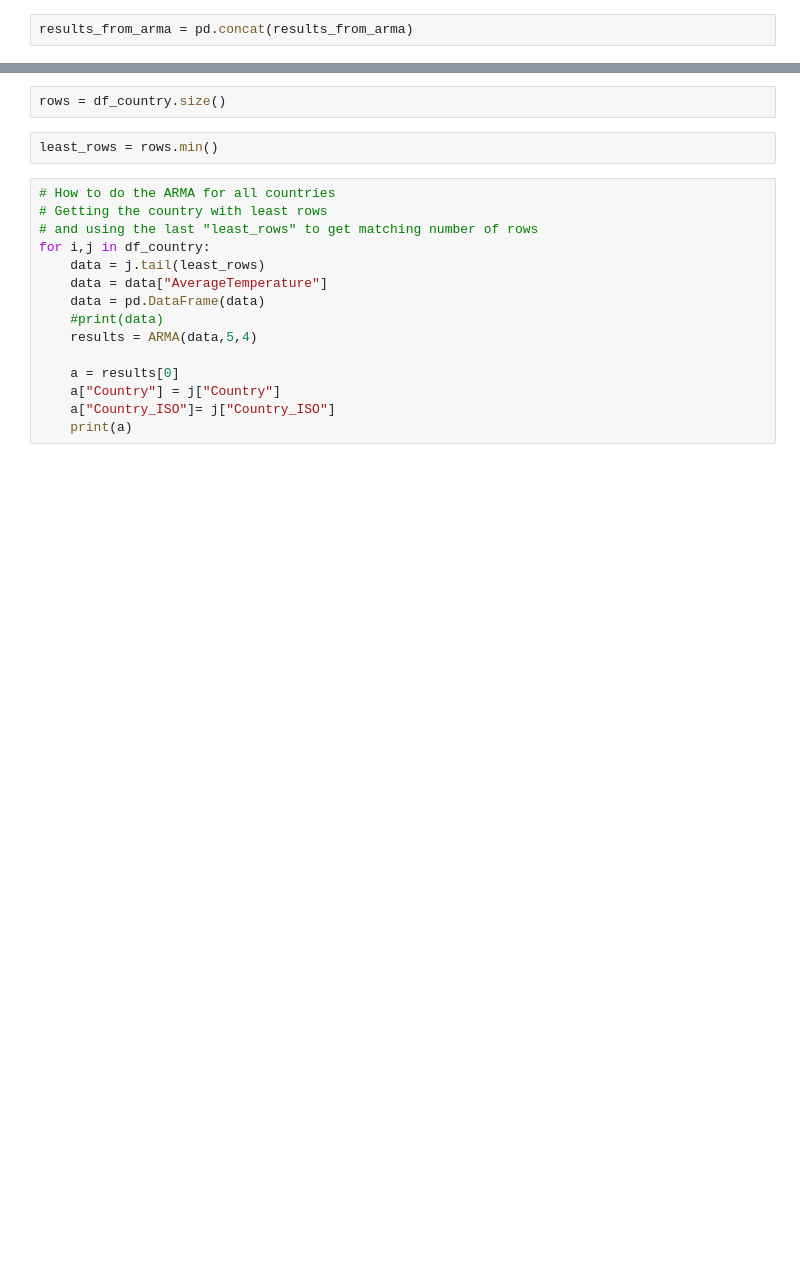
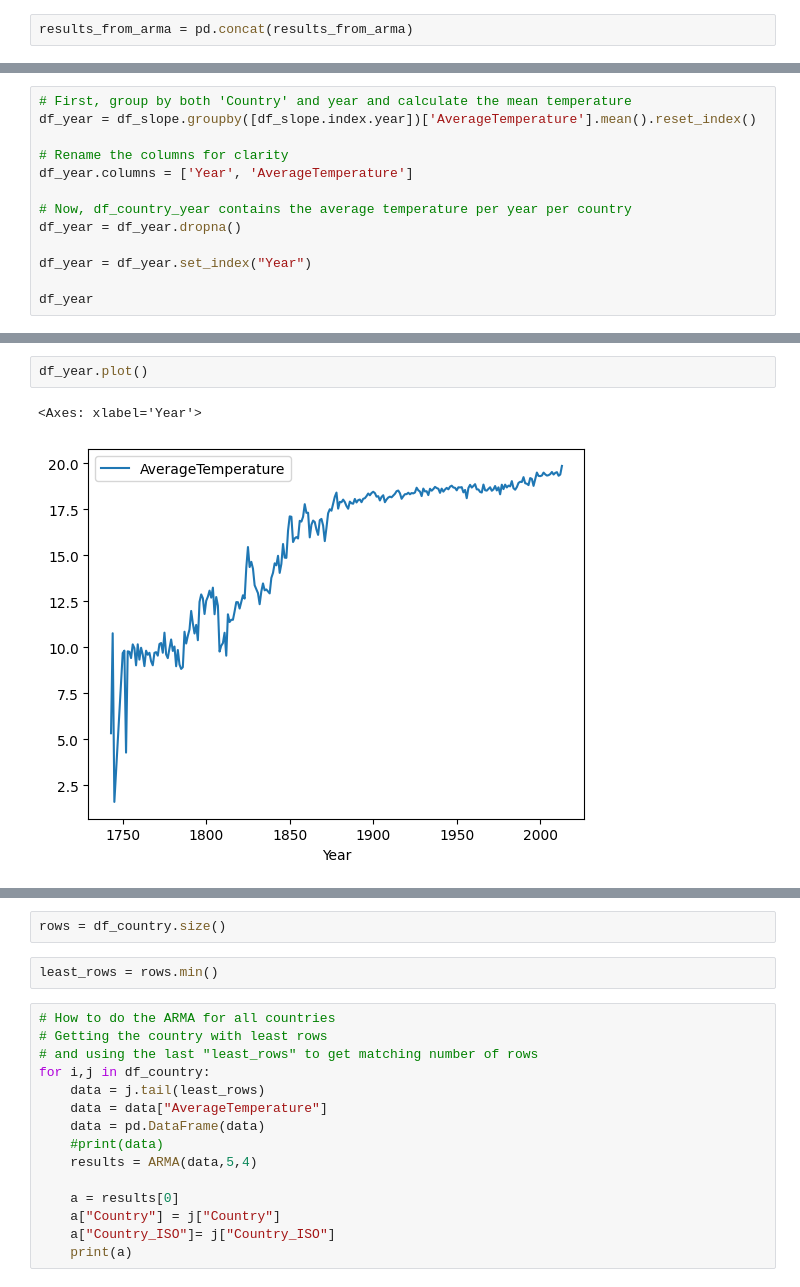
Before and after one commit to CyberStefNef/World_Temperature_Analysis, a Jupyter notebook: arima.ipynb, the cells around one changed output, grey strips where cells are left out. Cells and saved outputs as stored; diff of their text form; blank space fills up the shorter version.

```diff
--- a/arima.ipynb
+++ b/arima.ipynb
@@ -979,0 +407,13 @@ df_country = df_slope.groupby("Country")
+# %%
+# First, group by both 'Country' and year and calculate the mean temperature
+df_year = df_slope.groupby([df_slope.index.year])['AverageTemperature'].mean().reset_index()
+
+# Rename the columns for clarity
+df_year.columns = ['Year', 'AverageTemperature']
+
+# Now, df_country_year contains the average temperature per year per country
+df_year = df_year.dropna()
+
+df_year = df_year.set_index("Year")
+
+df_year
@@ -979,0 +435,5 @@ df_country = df_slope.groupby("Country")
+# %%
+df_year.plot()
+# %% [output]
+<Axes: xlabel='Year'>
+[figure, added]
```
Also changed, not shown: parts of 50 cells of this notebook, 6 other files.
